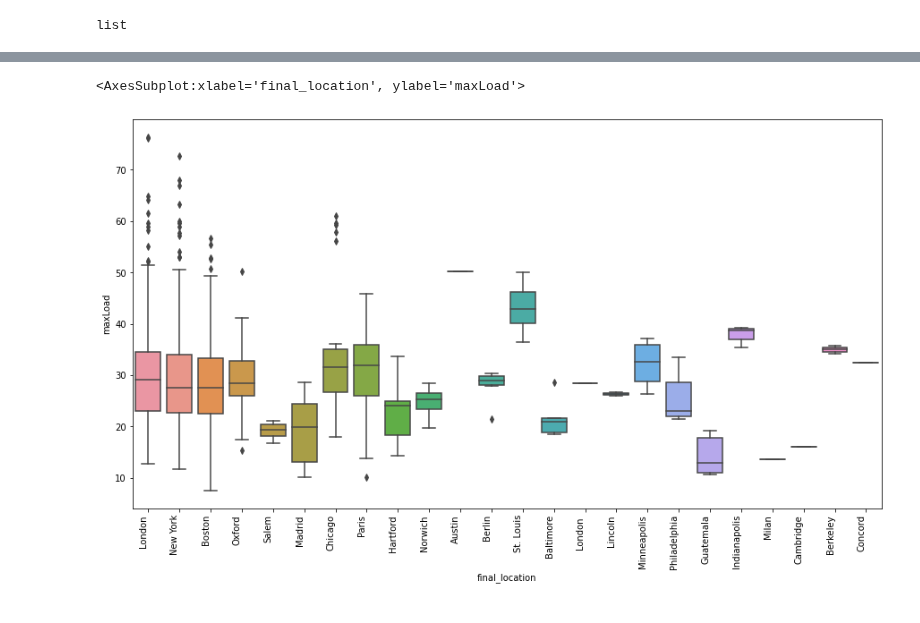
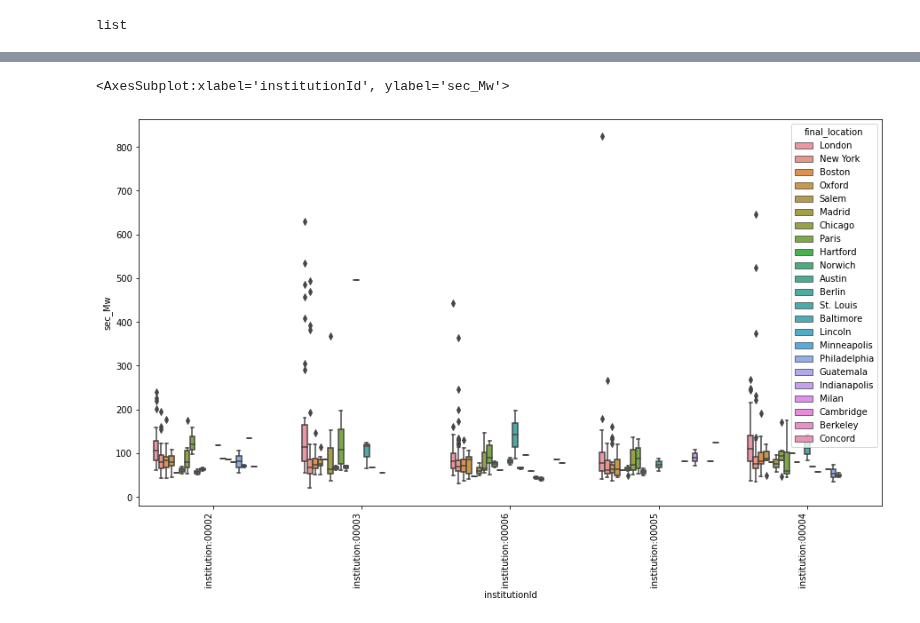
Before and after one commit to hujingc/umsi_loc_anc, a Jupyter notebook: location maxLoad.ipynb, the cells around one changed output, grey strips where cells are left out. Saved outputs shown, nothing was run; the diff lists cells and outputs as text; code cells hidden in the pictures.

```diff
--- a/location maxLoad.ipynb
+++ b/location maxLoad.ipynb
@@ -48,10 +48,10 @@ books = pd.DataFrame(book_data)
 # ph: pH
 # sec: 'sec_Mn','sec_Mw', 'sec_polyDisp'
 
-target_data = analyses[analyses['type']=='tensile'].dropna(axis=1, how='all').reset_index().drop(['index'], axis=1)
+target_data = analyses[analyses['type']=='sec'].dropna(axis=1, how='all').reset_index().drop(['index'], axis=1)
 target_data.rename(columns={'objectId':'bookId'}, inplace=True)
 
-target_frame = pd.concat(target_data['tensile'].apply(lambda x:json_normalize(x)).values.tolist()).reset_index().drop(['index'], axis=1)
+target_frame = pd.concat(target_data['sec'].apply(lambda x:json_normalize(x)).values.tolist()).reset_index().drop(['index'], axis=1)
 target=pd.concat([target_data[['bookId','analysisId']], target_frame], axis=1)
 # %%
 # extra processing to books and specify columns
@@ -59,10 +59,10 @@ books = books.rename(columns={'id':'bookId'})
 books.year = books.year.apply(lambda y: np.nan if y=='' else y)
 books['fifty']=books.year.apply(lambda y:float(y)//25*25)
 
-books_interest=books[['bookId','institutionId','catalogId','location']]
+books_interest=books[['bookId','institutionId','catalogId','location','fifty']]
 
 # specify columns of analysis dataframe
-analysis_interest = target[['bookId','analysisId','maxLoad']]
+analysis_interest = target[['bookId','analysisId','sec_Mw']]
 # %%
 # merge dataframes
 merged = analysis_interest.merge(books_interest, on='bookId')
@@ -86,6 +95,8 @@ merged.head()
 multi=locations[['city','altNames']]
 searcher = dict(zip(multi.city, multi.altNames))
 def search(x):
+    if x=='London ':
+        return 'London'
     for item in searcher.items():
         if x in item[1]:
             return(item[0])
@@ -109,9 +157,11 @@ merged
 # %%
 fig, ax = plt.subplots(figsize=(15,8))
 ax.set_xticklabels(ax.get_xticklabels(), rotation=90, horizontalalignment='right')
-sns.boxplot(merged.final_location,merged.maxLoad.apply(lambda x:float(x)))
+#sns.boxplot(merged.institutionId,merged.maxLoad.apply(lambda x:float(x)))
+#sns.boxplot(jingcong.institutionId,jingcong.sec_Mw.apply(lambda x:float(x)), hue=jingcong.final_location)
+sns.boxplot(merged.institutionId,merged.sec_Mw.apply(lambda x:float(x)), hue=merged.final_location)
 
 # sns.scatterplot(merged['jin'],merged['maxLoad'])
 # %% [output]
-<AxesSubplot:xlabel='final_location', ylabel='maxLoad'>
+<AxesSubplot:xlabel='institutionId', ylabel='sec_Mw'>
-[figure, old version]
+[figure, new version]
```
Also changed, not shown: parts of 5 cells of this notebook.
